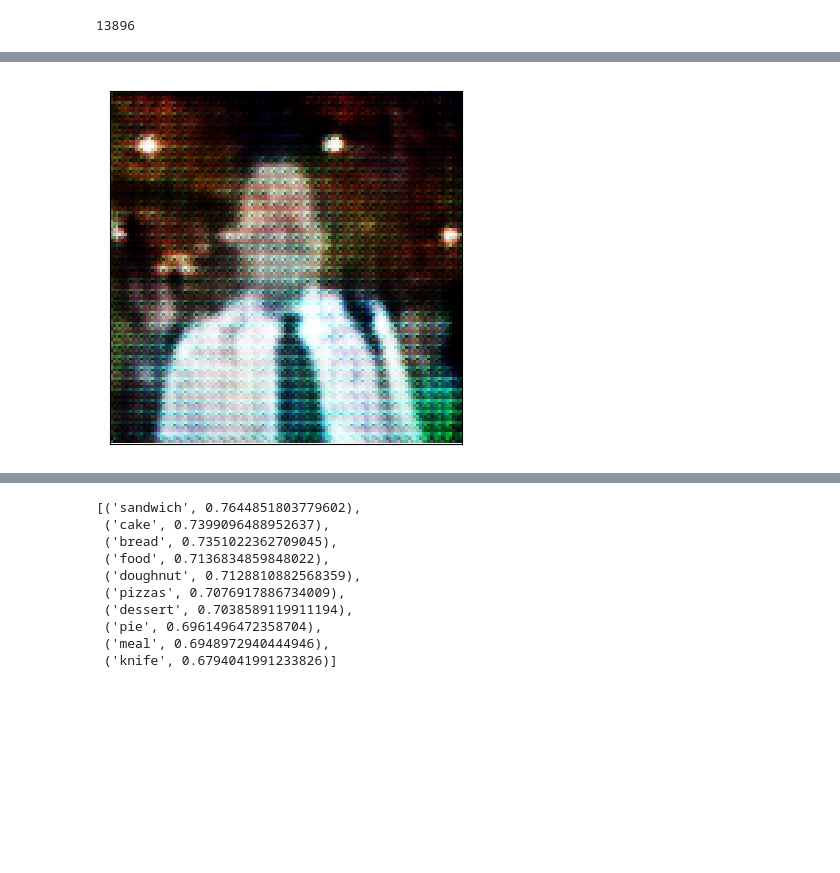
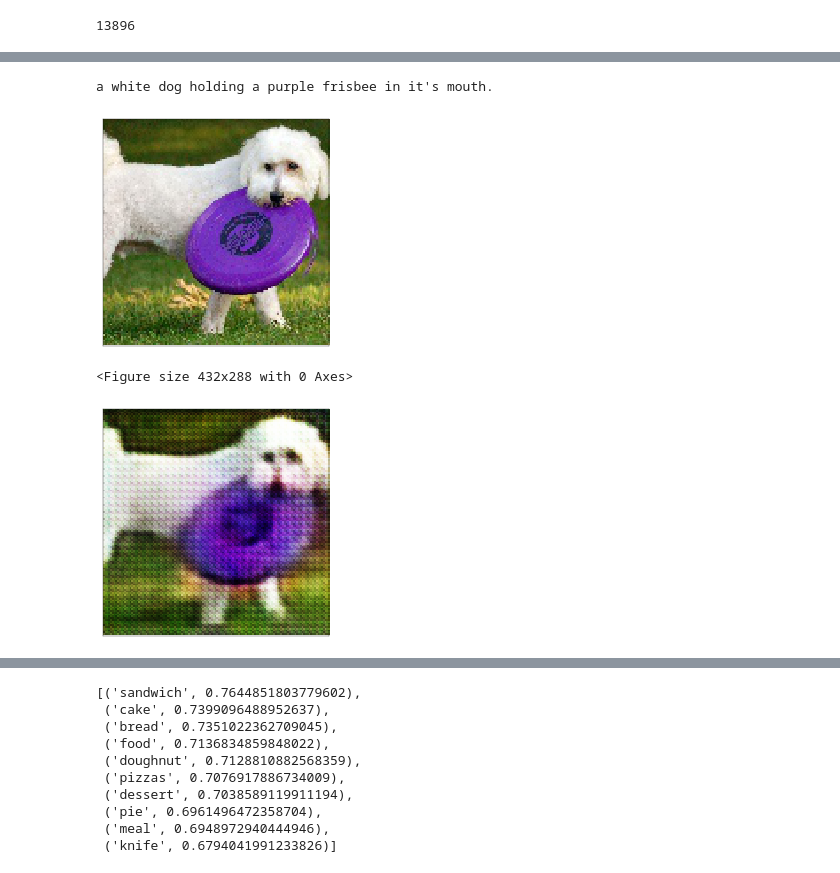
Before and after one commit to joasepul/caption-to-image-synthesis, a Jupyter notebook: text-to-image.ipynb, the cells around one changed output, grey strips where cells are left out. Saved outputs shown, nothing was run; the diff lists cells and outputs as text; code cells hidden in the pictures; blank space fills up the shorter version.

Commit message:
Revision and testing of autoencoder and text embedding models

```diff
--- a/text-to-image.ipynb
+++ b/text-to-image.ipynb
@@ -221,7 +240,11 @@ Non-trainable params: 58,085
 _________________________________________________________________
+# %%
+def image_closeness(y_true, y_pred):
+#     return K.mean(K.equal(y_true, y_pred), axis=-1)
+    return K.mean(1 - K.abs(y_true - y_pred), axis=-1)
 # %%
-model_text2img.compile(optimizer='nadam', loss='mse', metrics=['accuracy'])
+model_text2img.compile(optimizer='adam', loss='mse', metrics=[image_closeness, 'accuracy'])
 # %%
-history = model_text2img.fit(captions_X, imgs_y, epochs=1000, batch_size=32, shuffle=True)
+history = model_text2img.fit(captions_X, imgs_y, epochs=100, batch_size=32, shuffle=True)
 plot_history(history)
 # %% [output]
@@ -247,8 +253,8 @@ Epoch 1000/1000
 # %%
-for i in range (10, 50):
+for i in range (1, 3):
     history = model_text2img.fit(captions_X, imgs_y, epochs=1000, batch_size=32, shuffle=True)
     print(str(i) + 'k epochs~~~~~~~~~~~~~~~~~~~~~~~~~~~~~~~~~~~~~~~~~~~~~~~~~~~~~~')
-    model_text2img.save('.\\text2img-models\\text2img-' + str(i) + 'k-epochs.h5')
+    model_text2img.save('.\\text2img-models-v4\\text2img-' + str(i) + 'k-epochs.h5')
     plot_history(history)
 #     show_converted(4)
     print('~~~~~~~~~~~~~~~~~~~~~~~~~~~~~~~~~~~~~~~~~~~~~~~~~~~~~~~~~~~~~~~~~~~~~~~')
@@ -274,51 +320,61 @@ from matplotlib.pyplot import figure
 import matplotlib.pyplot as plt
 # figure(num=None, figsize=(10, 10), dpi=200, facecolor='w', edgecolor='k')
 def rgb_imshow(img):
+    figure(num=None, figsize=(10, 10), dpi=30, facecolor='w', edgecolor='k')
     plt.xticks([])
     plt.yticks([])
     plt.imshow(cv2.cvtColor((img).astype(np.float32), cv2.COLOR_BGR2RGB))
 #     plt.show()
 def show_converted(img_index, step_count=None, caption=None):
     # print(caption_strings[img_index])
-    figure(num=None, figsize=(10, 10), dpi=100, facecolor='w', edgecolor='k')
+    figure()
     if caption is None:
         img_input = imgs_y[img_index] #subset_X[img_index]
         plt.subplot(1,2,2)
         plt.title("Target image")
         rgb_imshow(img_input)
 
-    plt.subplot(1,2,1)
+#     plt.subplot(1,2,1)
 
     if caption is None:
         plt.title("Image generated from:\n\"" + caption_strings[img_index] +"\"")
         decoded_img = model_text2img.predict(np.array([captions_X[img_index]]), steps=step_count)[0]
     else:
-
         decoded_img = model_text2img.predict(np.array([caption]), steps=step_count)[0]
 
 #     figure(num=None, figsize=(10, 10), facecolor='w', edgecolor='k')
     rgb_imshow(decoded_img)
 #     plt.savefig('./gru-testing/gru-1024-dense-1024-residual/img-' + str(img_index),bbox_inches='tight')
 
 
 # show_converted(2)
 # show_converted(4)
 # show_converted(18)
 # show_converted(65)
 # for i in range(65, 70):
-show_converted(3, caption=caption_encoding('a man with a bushy beard and green tie.'))
+
+
+img_num = 69
+print(caption_strings[img_num])
+rgb_imshow(imgs_all[img_num])
+show_converted(3, caption=caption_encoding(caption_strings[img_num]))
+
+
 
 # decoded_img1 = model_text2img.predict(np.array([captions_X[4]]))[0]
 # decoded_img2 = model_text2img.predict(np.array([captions_X[5]]))[0]
 
 # flat_img = np.array(decoded_img2 - decoded_img1)
 # flat_img = flat_img.flatten()
 # nonzero_elems = [x for x in flat_img if x != 0]
 # print (len(decoded_img1.flatten()))
 # print (len(nonzero_elems))
 # print (np.max(flat_img))
 # %% [output]
+a white dog holding a purple frisbee in it's mouth.
-[figure, old version]
+[figure, new version]
+<Figure size 432x288 with 0 Axes>
+[figure, added]
 # %%
 def caption_encoding(string):
     caption_conv = []
```
Also changed, not shown: parts of 18 cells of this notebook.
